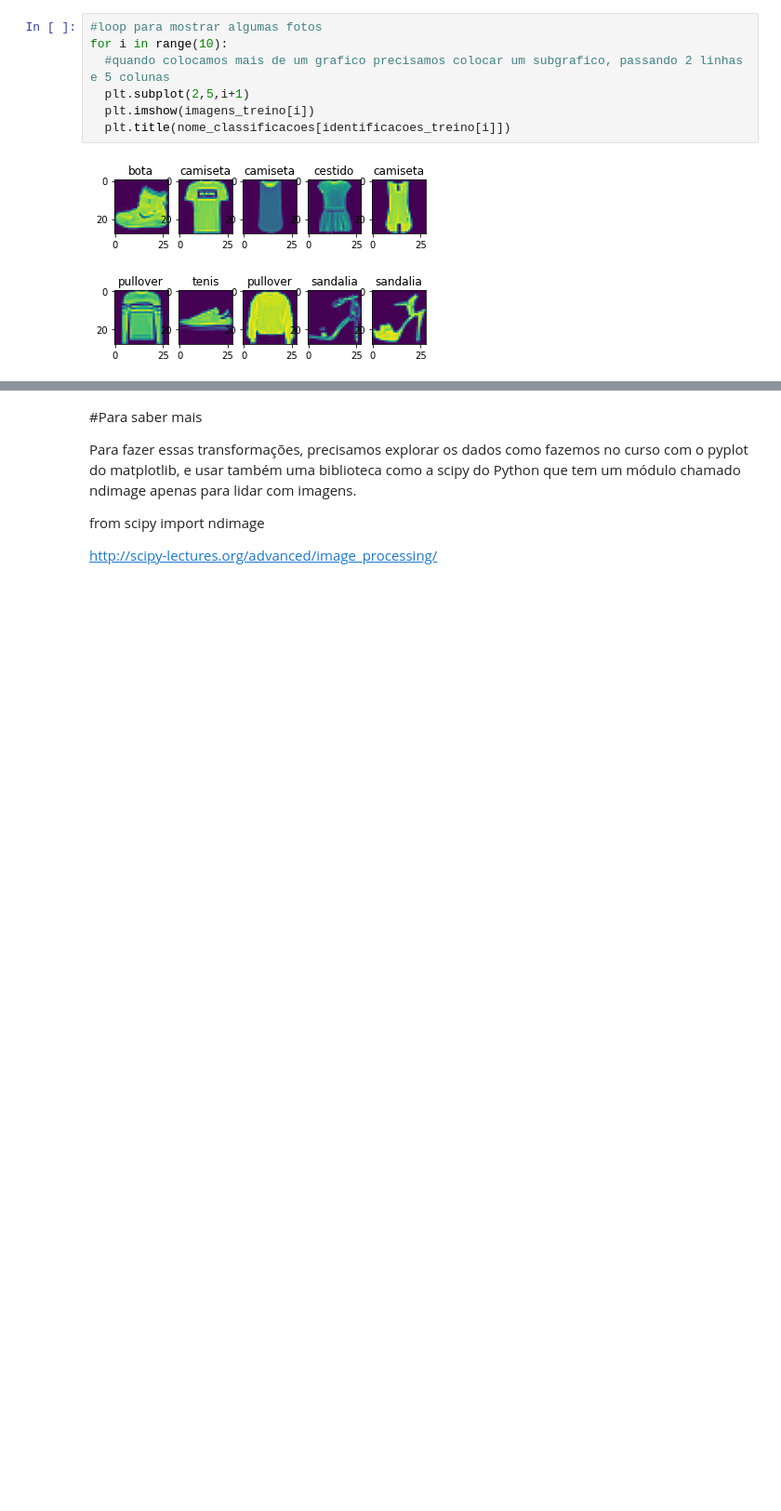
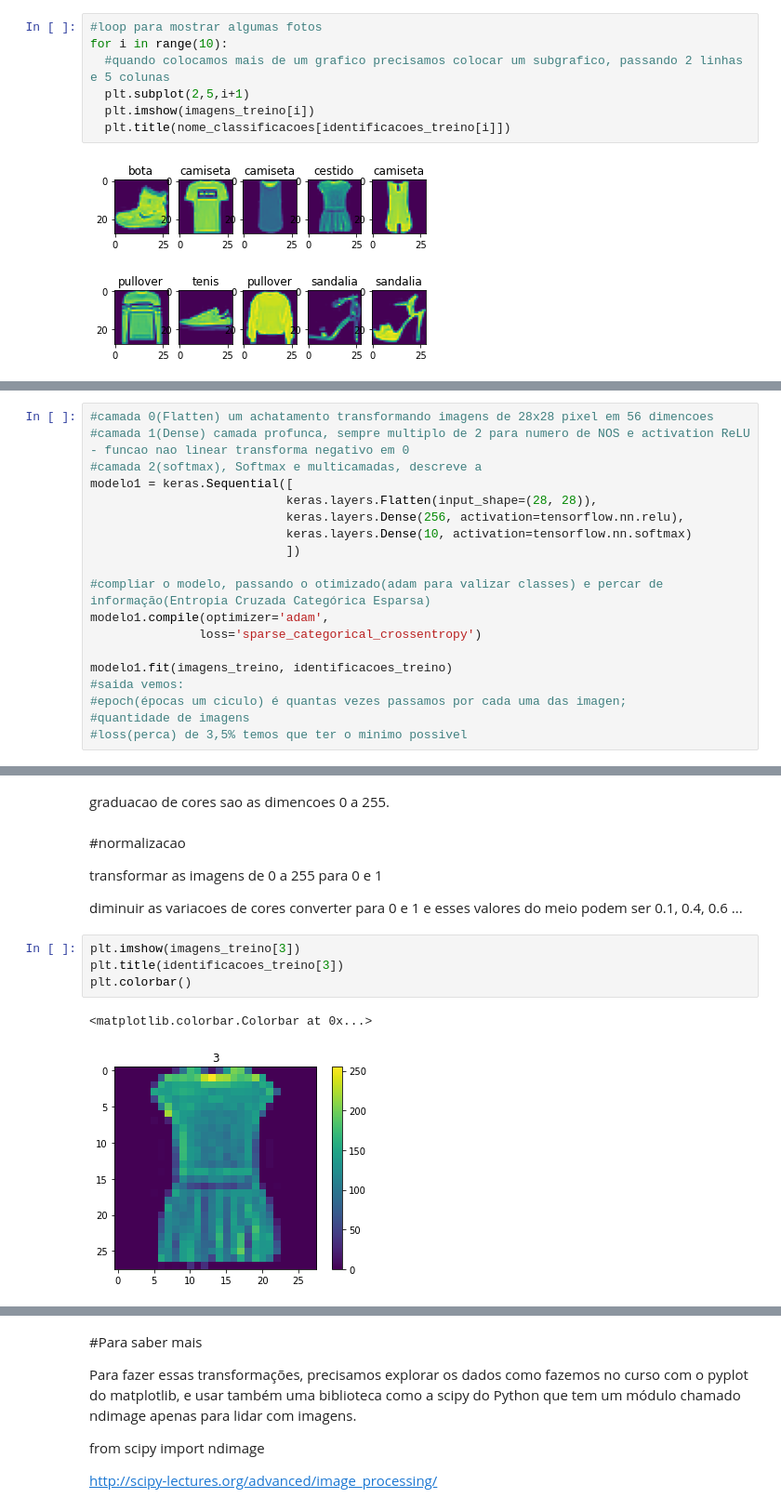
Before and after one commit to EduardoMoraesRitter/introducao_Deep_Learning_keras_tensorflow, a Jupyter notebook: deep_learning_classificacao.ipynb, the cells around one changed output, grey strips where cells are left out. Shown at 93% size. Drawn from its saved outputs; the diff is of its cells as text; blank space fills up the shorter version.

```diff
--- a/deep_learning_classificacao.ipynb
+++ b/deep_learning_classificacao.ipynb
@@ -118,0 +119,19 @@ modelo = keras.Sequential([
+# %%
+#camada 0(Flatten) um achatamento transformando imagens de 28x28 pixel em 56 dimencoes
+#camada 1(Dense) camada profunca, sempre multiplo de 2 para numero de NOS e activation ReLU - funcao nao linear transforma negativo em 0
+#camada 2(softmax), Softmax e multicamadas, descreve a
+modelo1 = keras.Sequential([
+                           keras.layers.Flatten(input_shape=(28, 28)),
+                           keras.layers.Dense(256, activation=tensorflow.nn.relu),
+                           keras.layers.Dense(10, activation=tensorflow.nn.softmax)
+                           ])
+
+#compliar o modelo, passando o otimizado(adam para valizar classes) e percar de informação(Entropia Cruzada Categórica Esparsa)
+modelo1.compile(optimizer='adam',
+               loss='sparse_categorical_crossentropy')
+
+modelo1.fit(imagens_treino, identificacoes_treino)
+#saida vemos:
+#epoch(épocas um ciculo) é quantas vezes passamos por cada uma das imagen;
+#quantidade de imagens
+#loss(perca) de 3,5% temos que ter o minimo possivel
@@ -118,0 +141,15 @@ modelo = keras.Sequential([
+# %% [markdown]
+graduacao de cores sao as dimencoes 0 a 255.
+# %% [markdown]
+#normalizacao
+
+transformar as imagens de 0 a 255 para 0 e 1
+
+diminuir as variacoes de cores converter para 0 e 1 e esses valores do meio podem ser 0.1, 0.4, 0.6 ...
+# %%
+plt.imshow(imagens_treino[3])
+plt.title(identificacoes_treino[3])
+plt.colorbar()
+# %% [output]
+<matplotlib.colorbar.Colorbar at 0x...>
+[figure, added]
```
Also changed, not shown: parts of 12 cells of this notebook.
